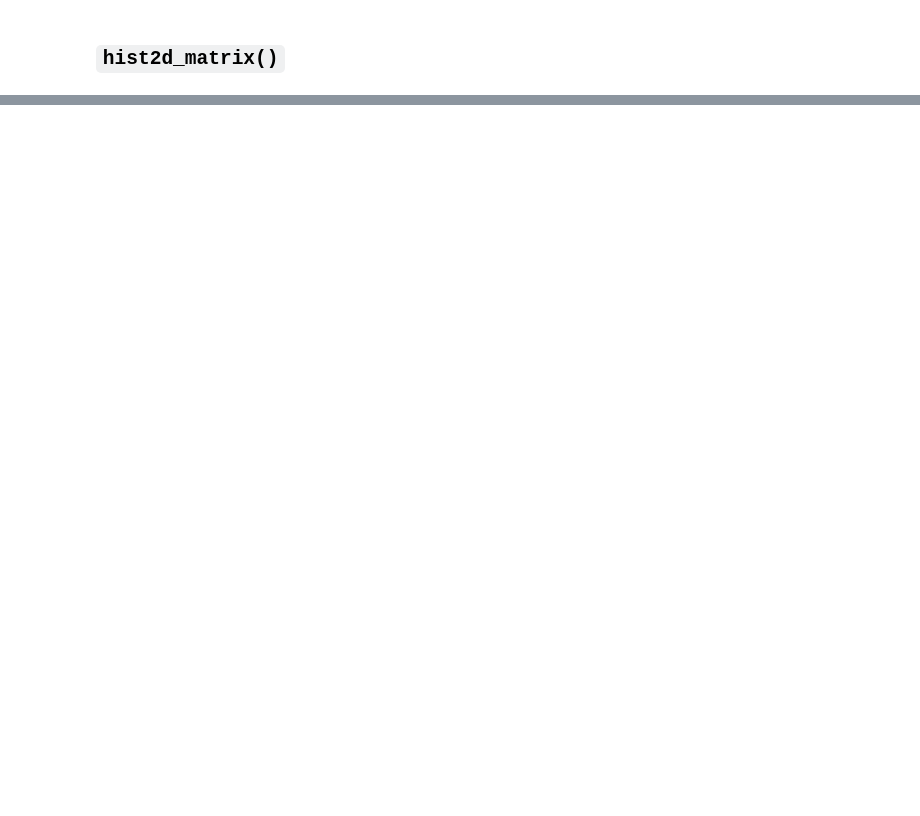
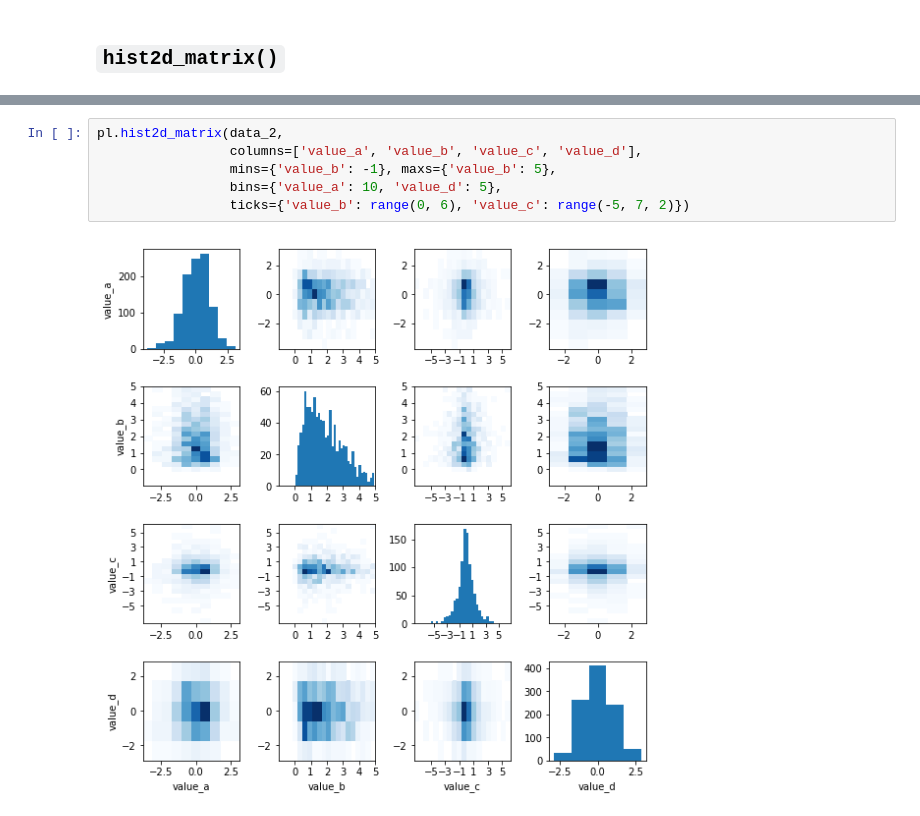
Before and after one commit to mastersign/mastersign-datascience, a Jupyter notebook: demo-plot.ipynb, the cells around one changed output, grey strips where cells are left out. Drawn from its saved outputs; the diff is of its cells as text; blank space fills up the shorter version.

```diff
--- a/demo-plot.ipynb
+++ b/demo-plot.ipynb
@@ -286,0 +291,8 @@ pl.hist2d_matrix(data_2,
+# %%
+pl.hist2d_matrix(data_2,
+                 columns=['value_a', 'value_b', 'value_c', 'value_d'],
+                 mins={'value_b': -1}, maxs={'value_b': 5},
+                 bins={'value_a': 10, 'value_d': 5},
+                 ticks={'value_b': range(0, 6), 'value_c': range(-5, 7, 2)})
+# %% [output]
+[figure, added]
```
Also changed, not shown: parts of 20 cells of this notebook.
